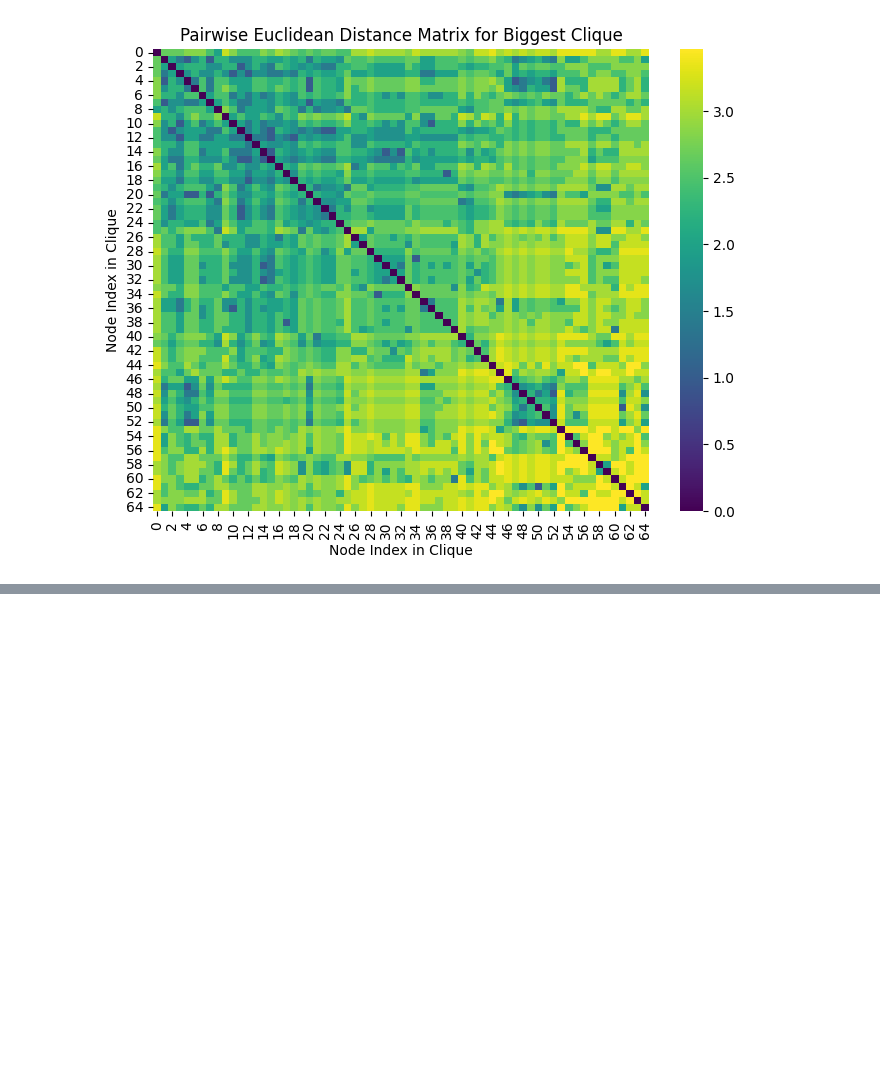
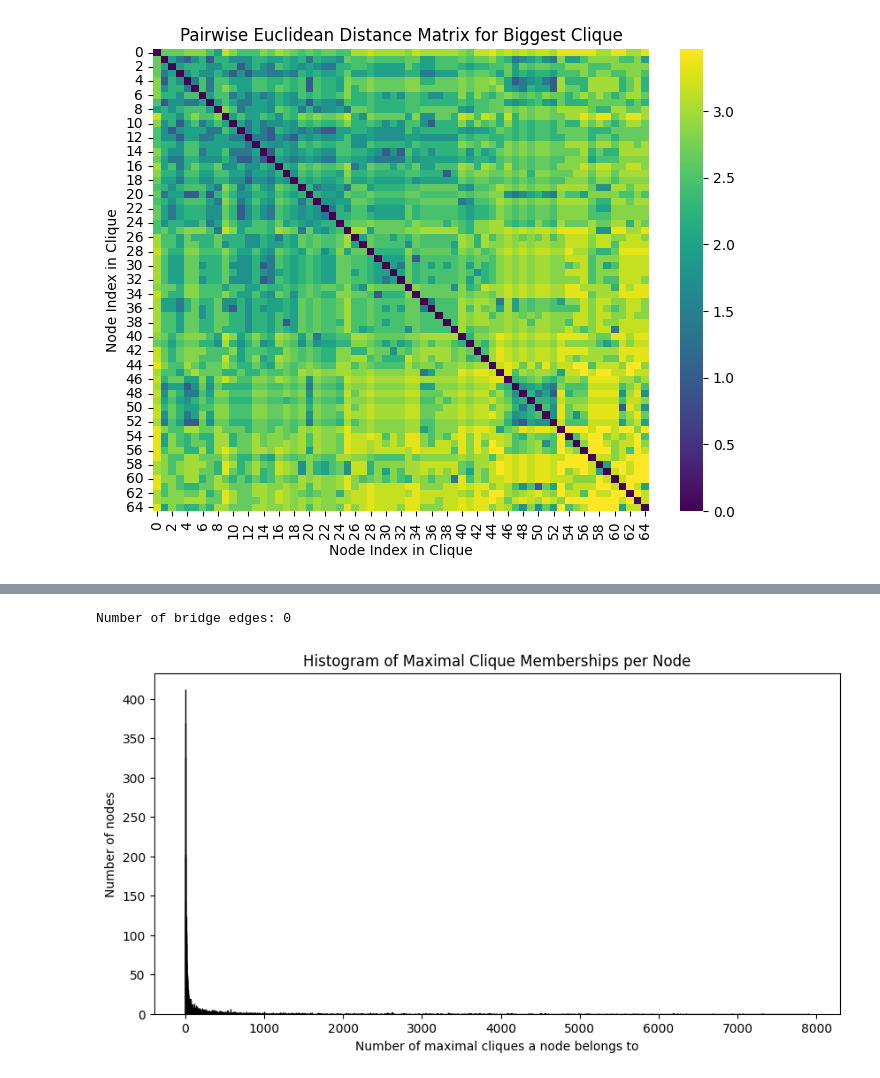
Before and after one commit to Antel0pe/NeuronsFiringTogetherWireTogether, a Jupyter notebook: SpaceOfMNIST_1.ipynb, the cells around one changed output, grey strips where cells are left out. Saved outputs shown, nothing was run; the diff lists cells and outputs as text; code cells hidden in the pictures; blank space fills up the shorter version.

```diff
--- a/SpaceOfMNIST_1.ipynb
+++ b/SpaceOfMNIST_1.ipynb
@@ -788,0 +886,34 @@ tensor([[0.0000, 2.6458, 2.6458,  ..., 3.0000, 3.0000, 3.3166],
+# %%
+# Precompute a mapping from node to the set of maximal clique indices it belongs to.
+node_to_cliques = {}
+for i, clique in enumerate(maximal_cliques):
+    for node in clique:
+        node_to_cliques.setdefault(node, set()).add(i)
+
+# Count the number of bridge edges in G.
+bridge_count = 0
+for u, v in G.edges():
+    if u in node_to_cliques and v in node_to_cliques and node_to_cliques[u].isdisjoint(node_to_cliques[v]):
+        bridge_count += 1
+
+print("Number of bridge edges:", bridge_count)
+# %% [output]
+Number of bridge edges: 0
+# %%
+import matplotlib.pyplot as plt
+
+# Compute membership counts for each node (i.e., number of maximal cliques each node belongs to)
+membership_counts = [len(cliques) for cliques in node_to_cliques.values()]
+
+# Plot the histogram
+plt.figure(figsize=(10, 5))
+# Create bins from 1 to max(membership_counts)+1 (so each integer value gets its own bin)
+plt.hist(membership_counts, bins=range(1, max(membership_counts) + 2),
+         color='skyblue', edgecolor='black', align='left')
+plt.xlabel("Number of maximal cliques a node belongs to")
+plt.ylabel("Number of nodes")
+plt.title("Histogram of Maximal Clique Memberships per Node")
+# plt.xticks(range(1, max(membership_counts) + 1))
+plt.show()
+# %% [output]
+[figure, added]
```
Also changed, not shown: parts of 9 cells of this notebook.
